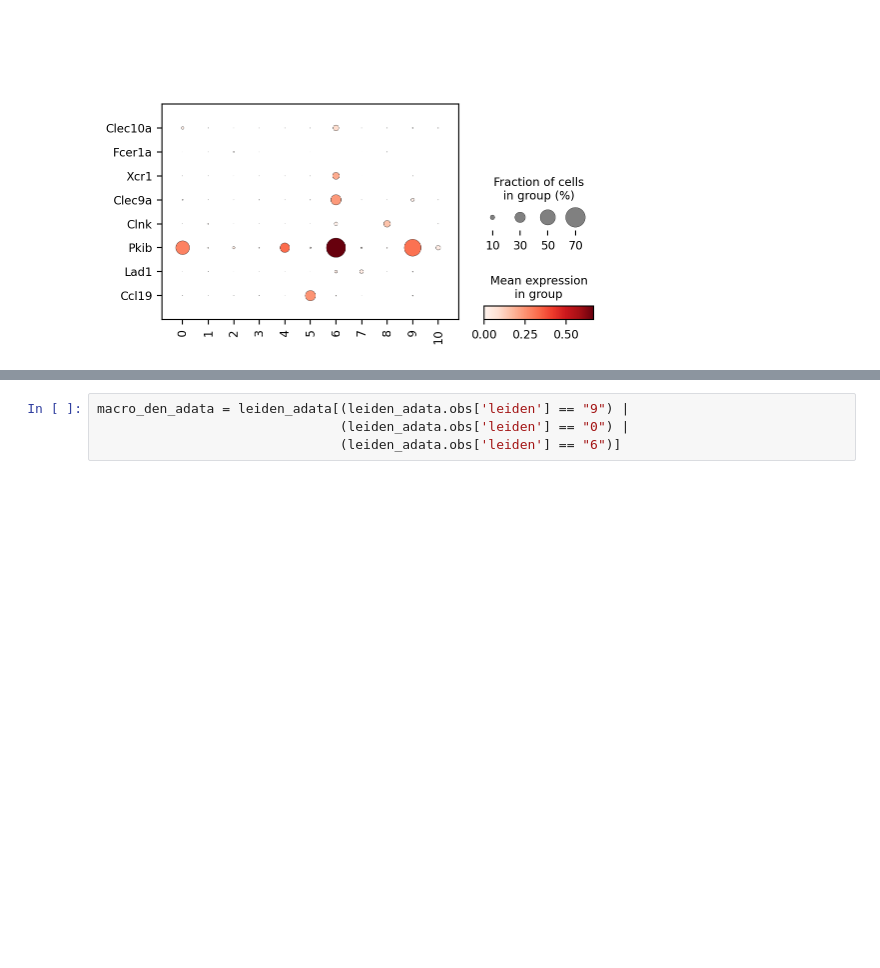
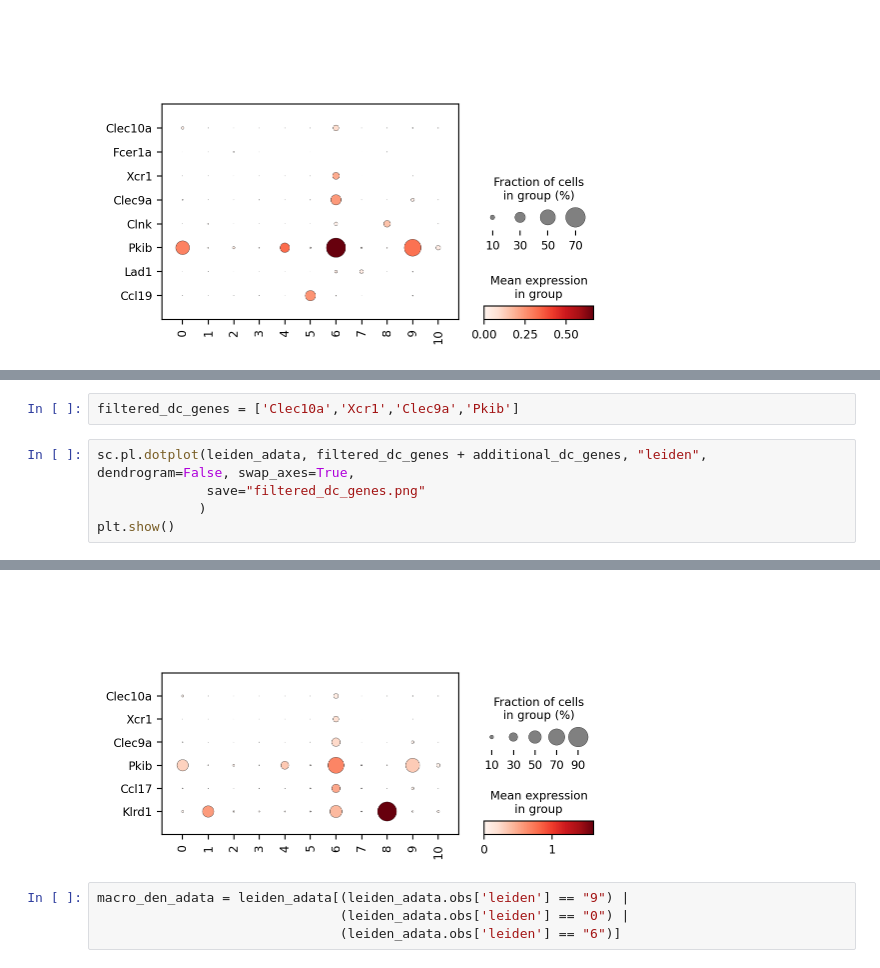
Before and after one commit to xing-lab-pitt/Endothelial_CD8_Influenza_Lung_Injury, a Jupyter notebook: 09_identify_macrophage_and_dendritic_cells.ipynb, the cells around one changed output, grey strips where cells are left out. Drawn from its saved outputs; the diff is of its cells as text; blank space fills up the shorter version.

```diff
--- a/09_identify_macrophage_and_dendritic_cells.ipynb
+++ b/09_identify_macrophage_and_dendritic_cells.ipynb
@@ -300,0 +310,8 @@ WARNING: saving figure to file figures/dotplot_dc_genes.png
+# %%
+filtered_dc_genes = ['Clec10a','Xcr1','Clec9a','Pkib']
+# %%
+sc.pl.dotplot(leiden_adata, filtered_dc_genes + additional_dc_genes, "leiden", dendrogram=False, swap_axes=True,
+              save="filtered_dc_genes.png"
+             )
+plt.show()
+# %% [output]
@@ -301,3 +319,4 @@ WARNING: saving figure to file figures/dotplot_dc_genes.png
+[figure, added]
 # %%
 macro_den_adata = leiden_adata[(leiden_adata.obs['leiden'] == "9") |
                                (leiden_adata.obs['leiden'] == "0") |
```
Also changed, not shown: parts of 14 cells of this notebook.
